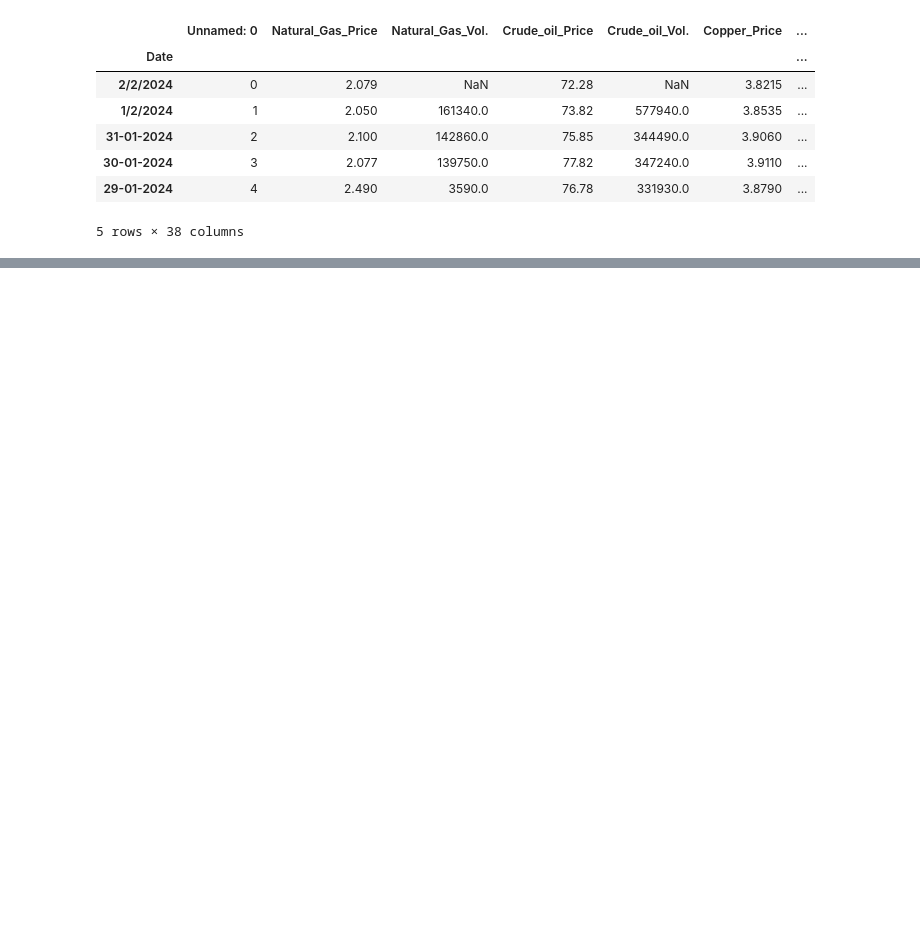
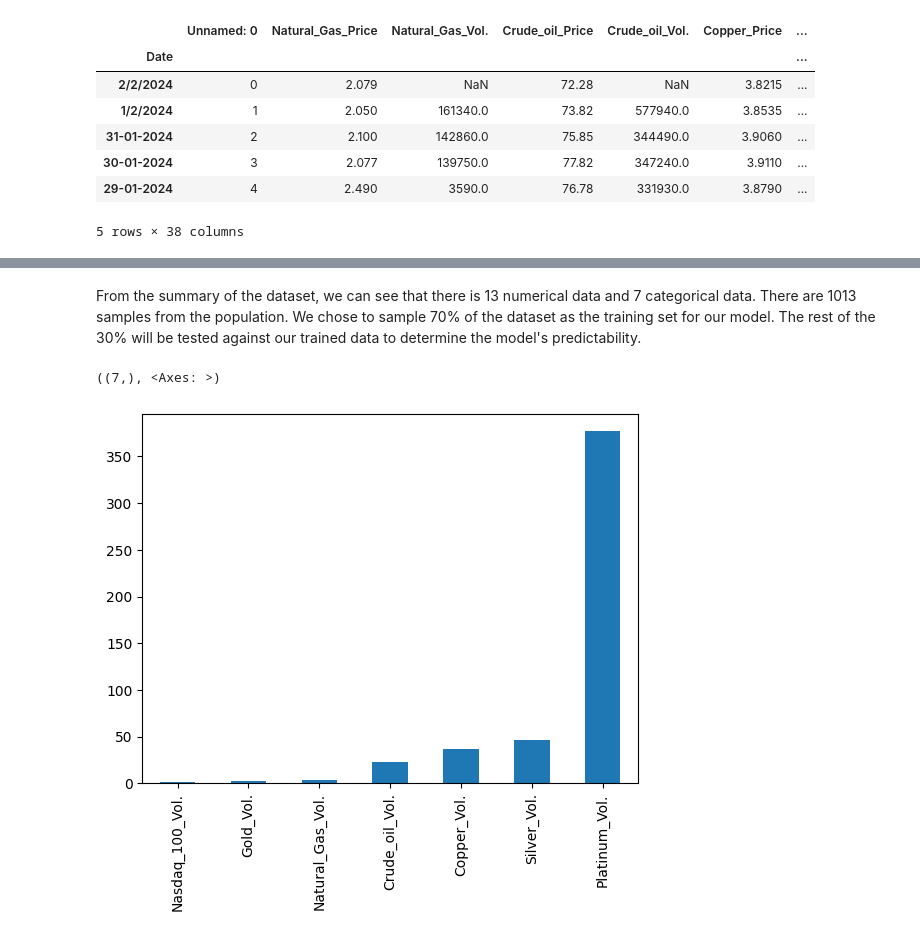
Before and after one commit to MATBckh22/MATB-STUDIOS, a Jupyter notebook: Stock Market.ipynb, the cells around one changed output, grey strips where cells are left out. Drawn from its saved outputs; the diff is of its cells as text; code cells hidden in the pictures; blank space fills up the shorter version.

```diff
--- a/Stock Market.ipynb
+++ b/Stock Market.ipynb
@@ -1,12 +7,20 @@
 # %%
+import numpy as np
 import pandas as pd
-import numpy as np
 import matplotlib.pyplot as plt
+import scipy.stats as stats
+import sklearn.linear_model as linear_model
 import seaborn as sns
-import os
+import xgboost as xgb
+from sklearn.model_selection import KFold
+from IPython.display import HTML, display
+from sklearn.manifold import TSNE
+from sklearn.cluster import KMeans
+from sklearn.decomposition import PCA
+from sklearn.preprocessing import StandardScaler
 
-data = pd.read_csv("D:/Downloads/archive (1)/US Stock Market Dataset.csv", index_col = 'Date', parse_dates=True)
-data.head()
+stocks = pd.read_csv("D:/Downloads/archive (1)/US Stock Market Dataset.csv", index_col = 'Date', parse_dates=True)
+stocks.head()
 # %% [output]
 |  | Unnamed: 0 | Natural_Gas_Price | Natural_Gas_Vol. | Crude_oil_Price | Crude_oil_Vol. | Copper_Price | ... |
 | Date |  |  |  |  |  |  | ... |
@@ -18,0 +57,11 @@ data.head()
+# %% [markdown]
+From the summary of the dataset, we can see that there is 13 numerical data and 7 categorical data. There are 1013 samples from the population. We chose to sample 70% of the dataset as the training set for our model. The rest of the 30% will be tested against our trained data to determine the model's predictability.
+# %%
+missing = stocks.isnull().sum() #sum up all the missing columns in a row
+missing = missing[missing>0] #only shows missing data that are prevalent
+missing.sort_values(inplace = True) #ordered sort
+
+missing.shape, missing.plot.bar()
+# %% [output]
+((7,), <Axes: >)
+[figure, added]
```
Also changed, not shown: parts of 4 cells of this notebook, 1 other file.
